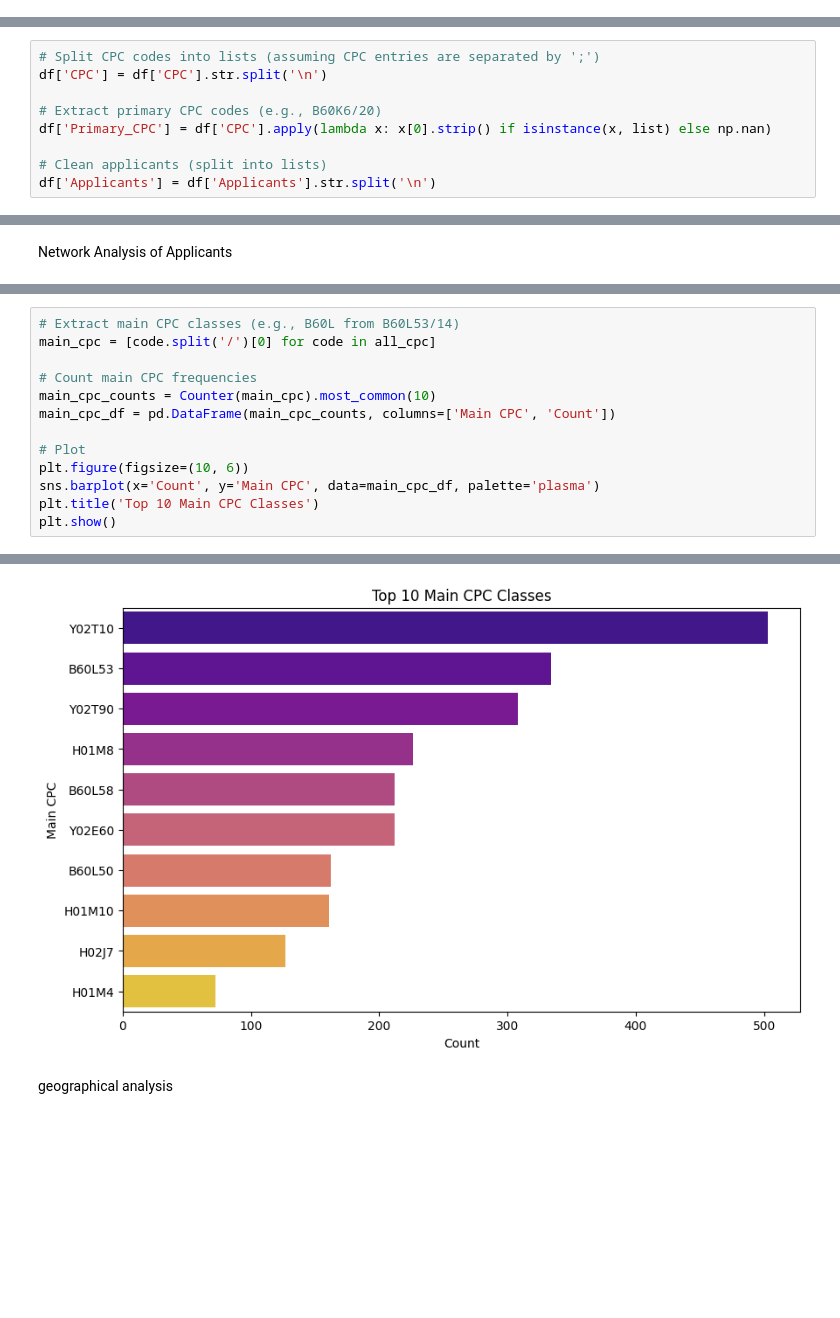
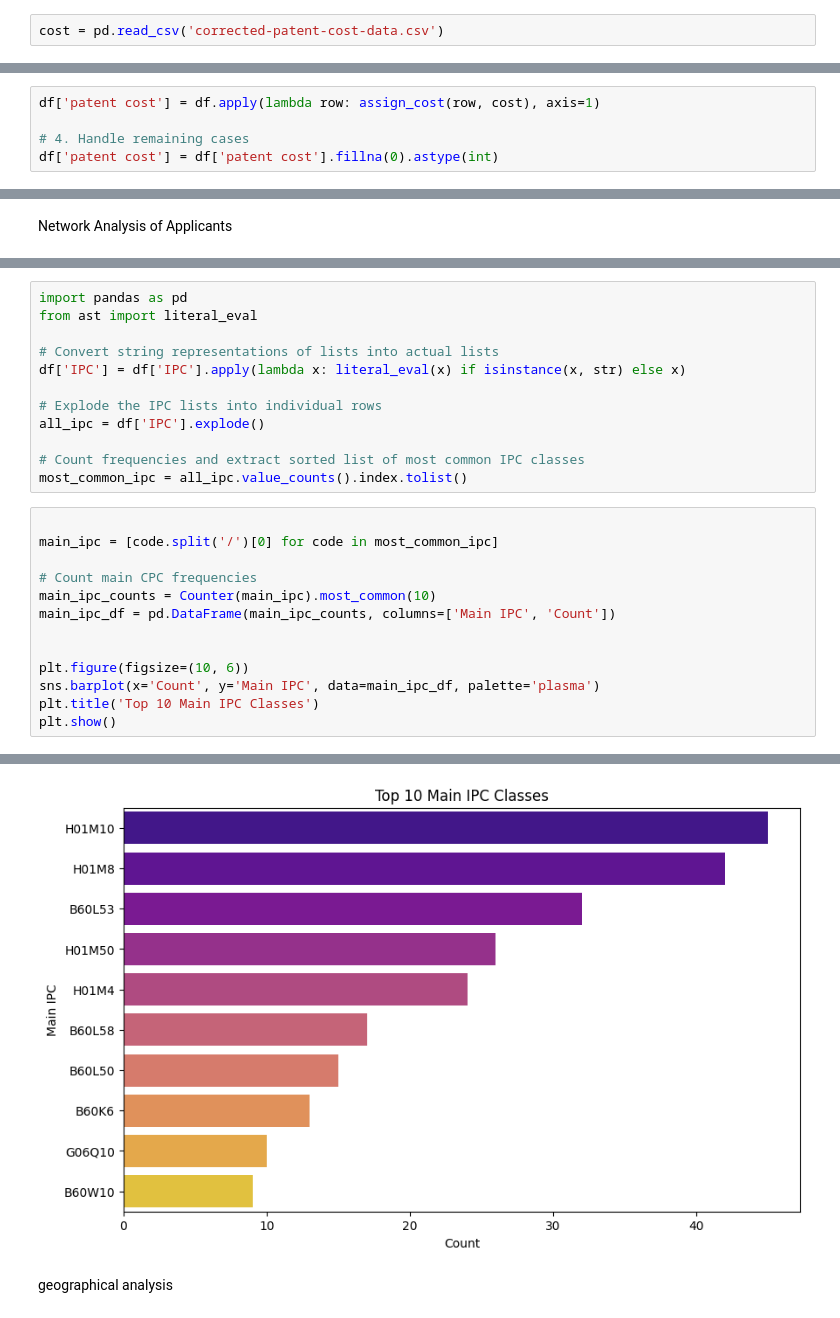
Before and after one commit to tasnim2410/technology-trend-analysis, a Jupyter notebook: DataPreparationForR.ipynb, the cells around one changed output, grey strips where cells are left out. Saved outputs shown, nothing was run; the diff lists cells and outputs as text; blank space fills up the shorter version.

```diff
--- a/DataPreparationForR.ipynb
+++ b/DataPreparationForR.ipynb
@@ -777 +759,3 @@ country_codes.loc[1,'Country'] = 'PCT'
+# %%
+cost = pd.read_csv('corrected-patent-cost-data.csv')
 # %%
@@ -929,0 +885,5 @@ df.head(2)
+# %%
+df['patent cost'] = df.apply(lambda row: assign_cost(row, cost), axis=1)
+
+# 4. Handle remaining cases
+df['patent cost'] = df['patent cost'].fillna(0).astype(int)
@@ -1231,9 +1146,0 @@ clean data
-# %%
-# Split CPC codes into lists (assuming CPC entries are separated by ';')
-df['CPC'] = df['CPC'].str.split('\n')
-
-# Extract primary CPC codes (e.g., B60K6/20)
-df['Primary_CPC'] = df['CPC'].apply(lambda x: x[0].strip() if isinstance(x, list) else np.nan)
-
-# Clean applicants (split into lists)
-df['Applicants'] = df['Applicants'].str.split('\n')
@@ -1361,15 +1263,27 @@ top cpc codes
+# %%
+import pandas as pd
+from ast import literal_eval
+
+# Convert string representations of lists into actual lists
+df['IPC'] = df['IPC'].apply(lambda x: literal_eval(x) if isinstance(x, str) else x)
+
+# Explode the IPC lists into individual rows
+all_ipc = df['IPC'].explode()
+
+# Count frequencies and extract sorted list of most common IPC classes
+most_common_ipc = all_ipc.value_counts().index.tolist()
 # %%
-# Extract main CPC classes (e.g., B60L from B60L53/14)
-main_cpc = [code.split('/')[0] for code in all_cpc]
+
+main_ipc = [code.split('/')[0] for code in most_common_ipc]
 
 # Count main CPC frequencies
-main_cpc_counts = Counter(main_cpc).most_common(10)
-main_cpc_df = pd.DataFrame(main_cpc_counts, columns=['Main CPC', 'Count'])
+main_ipc_counts = Counter(main_ipc).most_common(10)
+main_ipc_df = pd.DataFrame(main_ipc_counts, columns=['Main IPC', 'Count'])
 
-# Plot
+
 plt.figure(figsize=(10, 6))
-sns.barplot(x='Count', y='Main CPC', data=main_cpc_df, palette='plasma')
-plt.title('Top 10 Main CPC Classes')
+sns.barplot(x='Count', y='Main IPC', data=main_ipc_df, palette='plasma')
+plt.title('Top 10 Main IPC Classes')
 plt.show()
 # %% [output]
 Passing `palette` without assigning `hue` is deprecated and will be removed in v0.14.0. Assign the `y` variable to `hue` and set `legend=False` for the same effect.
@@ -1378,3 +1292,3 @@ Passing `palette` without assigning `hue` is deprecated and will be removed in v
-[figure, old version]
+[figure, new version]
 # %% [markdown]
 geographical analysis
```
Also changed, not shown: parts of 96 cells of this notebook, 14 other files.
